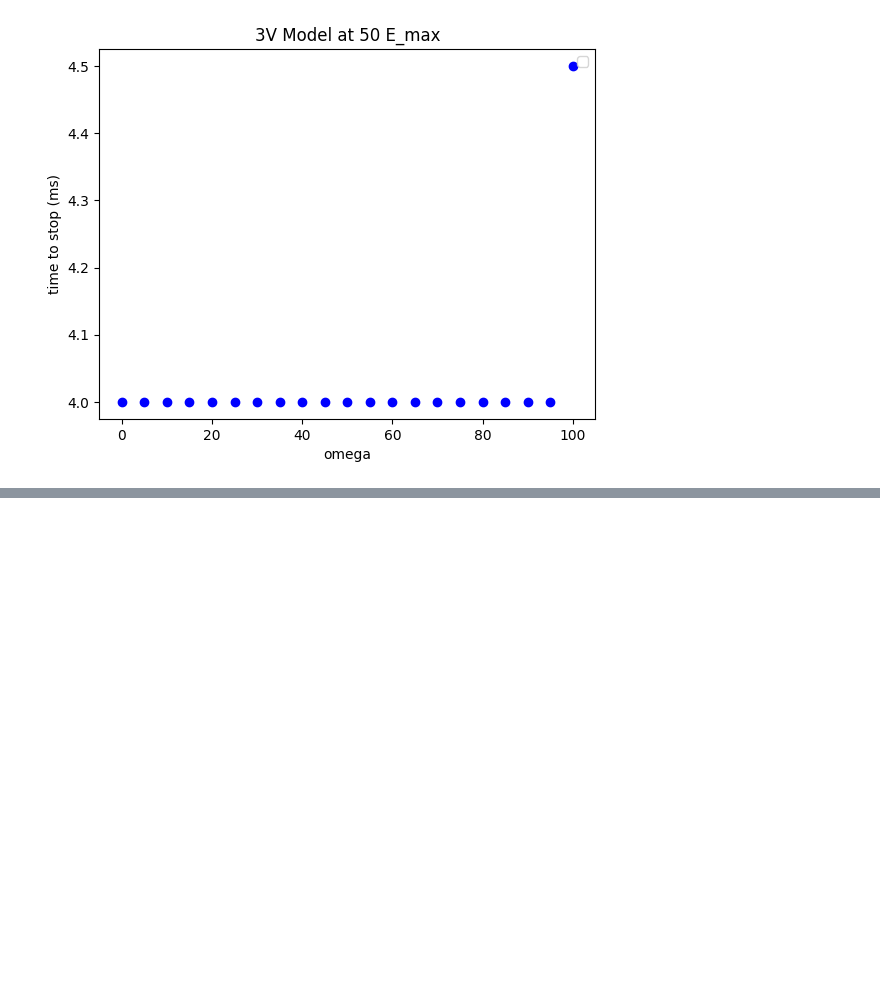
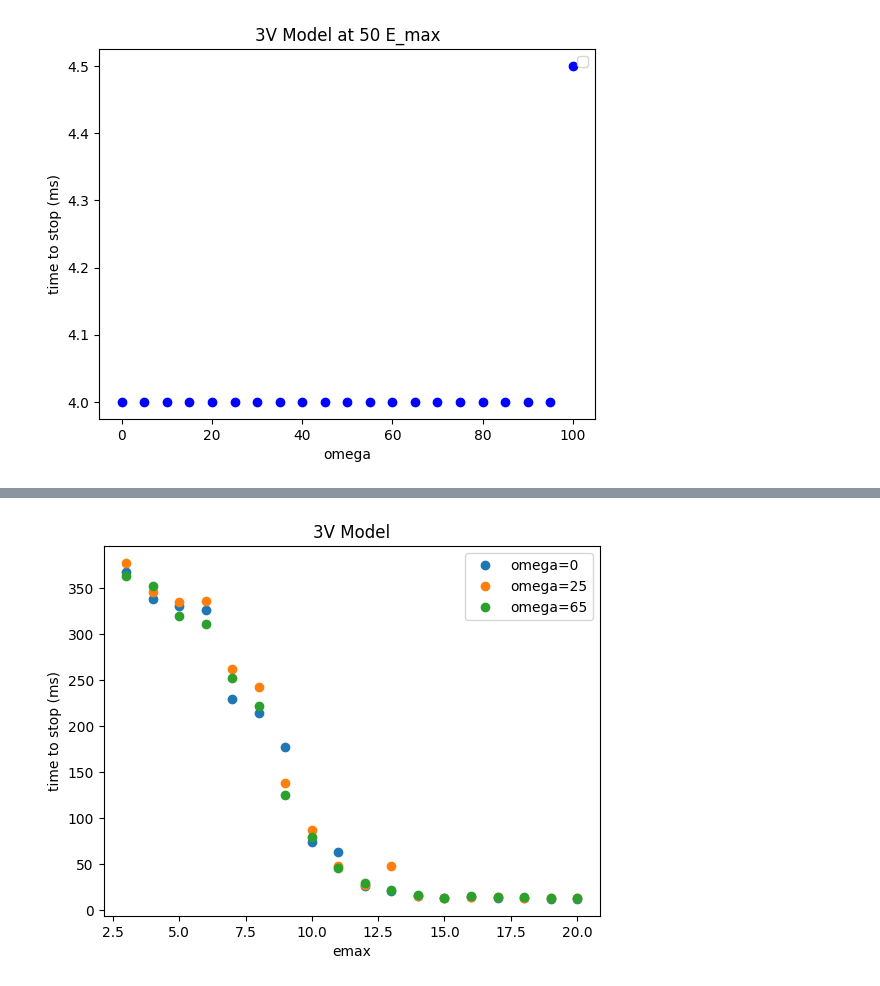
Before and after one commit to William-XiaodongAn/defibrillation, a Jupyter notebook: defrib_3V/FTE_test_analysis_fill_map.ipynb, the cells around one changed output, grey strips where cells are left out. Saved outputs shown, nothing was run; the diff lists cells and outputs as text; code cells hidden in the pictures; blank space fills up the shorter version.

```diff
--- a/defrib_3V/FTE_test_analysis_fill_map.ipynb
+++ b/defrib_3V/FTE_test_analysis_fill_map.ipynb
@@ -109,0 +111,58 @@ Text(0.5, 1.0, '3V Model at 49 E_max')
+# %%
+import re
+import matplotlib.pyplot as plt
+from collections import defaultdict
+data2 = {}
+dt = 0.5
+
+with open('FTE_results_omega0taupw and tausi and ulower range modified.csv', 'r') as f:
+    lines = f.readlines()
+
+    for k in range(0, len(lines), 2):
+        header = lines[k].strip()  # e.g., "IC1_mask1"
+
+        # 1. Use Regex to extract the numbers from the header
+        # This looks for digits (\d+) after 'IC' and 'mask'
+        match = re.search(r'IC(\d+)_Emax(\d+)_omega(\d+)', header)
+
+        if match:
+            i_idx = int(match.group(1))
+            j_idx = int(match.group(2))
+            k_idx = int(match.group(3))
+
+            # 2. Parse the data2 line into a list of floats
+            values = [float(x) if x else 0 for x in lines[k+1].strip().split(',')] #exclude last none
+            values = values[:-1]
+            # 3. Build the nested dictionary structure
+            if i_idx not in data2:
+                data2[i_idx] = {}
+            if j_idx not in data2[i_idx]:
+                data2[i_idx][j_idx] = {}
+            if k_idx not in data2[i_idx][j_idx]:
+                data2[i_idx][j_idx][k_idx] = {}
+            data2[i_idx][j_idx][k_idx] = values
+time_to_stop = defaultdict(lambda: defaultdict(float))
+for E_max in sorted(data2[0].keys()):
+    for omega in sorted(data2[0][E_max].keys()):
+    # find the fisrt value idx > 0.7
+        threshold = max(data2[0][E_max][omega])
+        for t_idx, val in enumerate(data2[0][E_max][omega]):
+            if val and val >= threshold:
+                time_to_stop[E_max][omega] = t_idx * dt
+                break
+plt.figure()
+for omega in sorted(data2[0][E_max].keys()):
+    temp = []
+    emax = []
+    for E_max in sorted(data2[0].keys()):
+        emax.append(E_max)
+        temp.append(time_to_stop[E_max][omega])
+    plt.plot(emax,temp,'o',label=f'omega={omega}')
+    plt.legend()
+    plt.xlabel('emax')
+    plt.legend()
+    plt.ylabel('time to stop (ms)')
+    #plt.savefig('time_to_stop_vs_emax_etimeact.png')
+    plt.title(f'3V Model')
+# %% [output]
+[figure, added]
```
Also changed, not shown: parts of 1 cell of this notebook, 4 other files.
